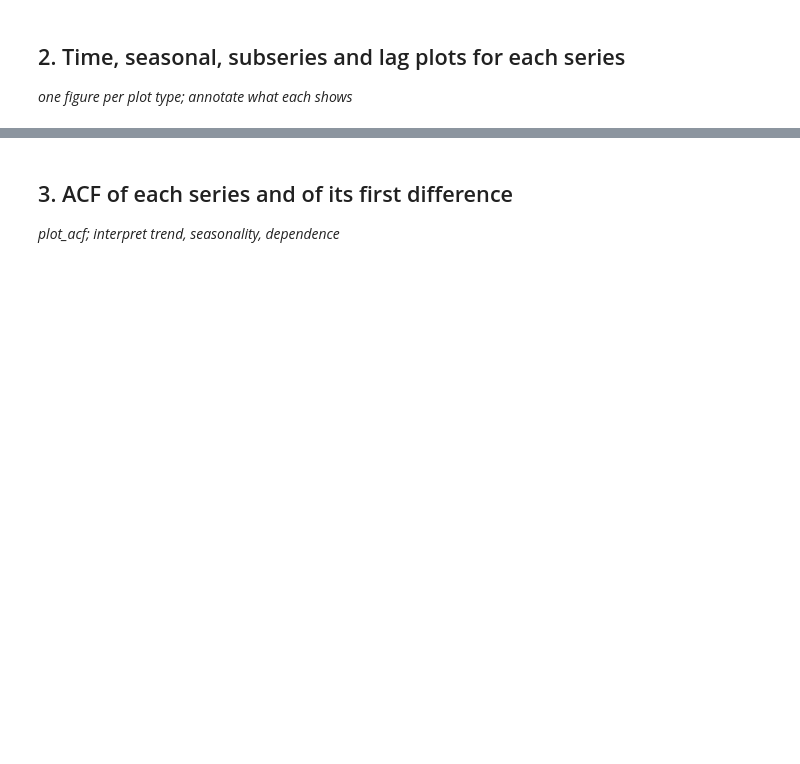
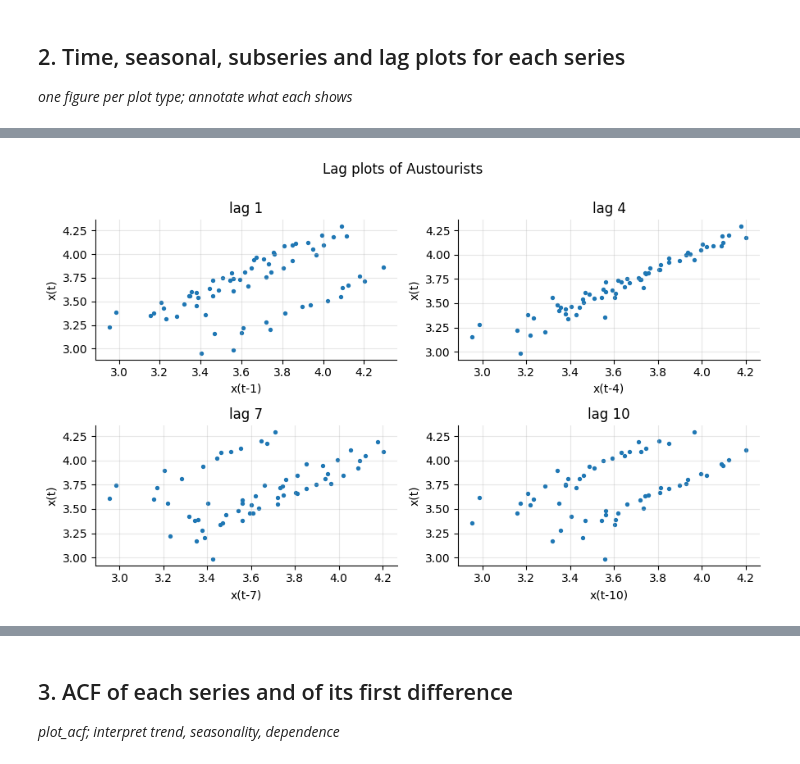
Before and after one commit to Favour-Fregene/NUTDTS816_Course_Repository, a Jupyter notebook: notebooks/assessments/A1_starter.ipynb, the cells around one changed output, grey strips where cells are left out. Drawn from its saved outputs; the diff is of its cells as text; code cells hidden in the pictures; blank space fills up the shorter version.

```diff
--- a/notebooks/assessments/A1_starter.ipynb
+++ b/notebooks/assessments/A1_starter.ipynb
@@ -106,20 +143,22 @@ plt.show()
 # %%
 # Lag plot for Austourists
-def lag_plot_at(s, lags=(1, 2, 3, 6, 12, 24), title=''):
+def lag_plot_at(s, lags=(1, 4, 7,10), title=''):
     plt.close('all')
     s = s.squeeze()
-    fig, axes = plt.subplots(2, 3, figsize=(9, 5.5))
+    fig, axes = plt.subplots(2, 2, figsize=(9, 5.5))
     for k, ax in zip(lags, axes.flat):
         ax.scatter(s.shift(k), s, s=8)
         ax.set_title(f'lag {k}')
         ax.set_xlabel(f'x(t-{k})')
         ax.set_ylabel('x(t)')
     fig.suptitle(title, y=1.0);
     plt.tight_layout()
     return fig
 
 lag_plot_at(np.log(at), title='Lag plots of Austourists')
 plt.show()
+# %% [output]
+[figure, added]
 # %%
 # Lag plot for Nigeria CPI
 def lag_plot_cpi(s, lags=(1, 2, 3, 6, 12, 24), title=''):
```
Also changed, not shown: parts of 26 cells of this notebook.
